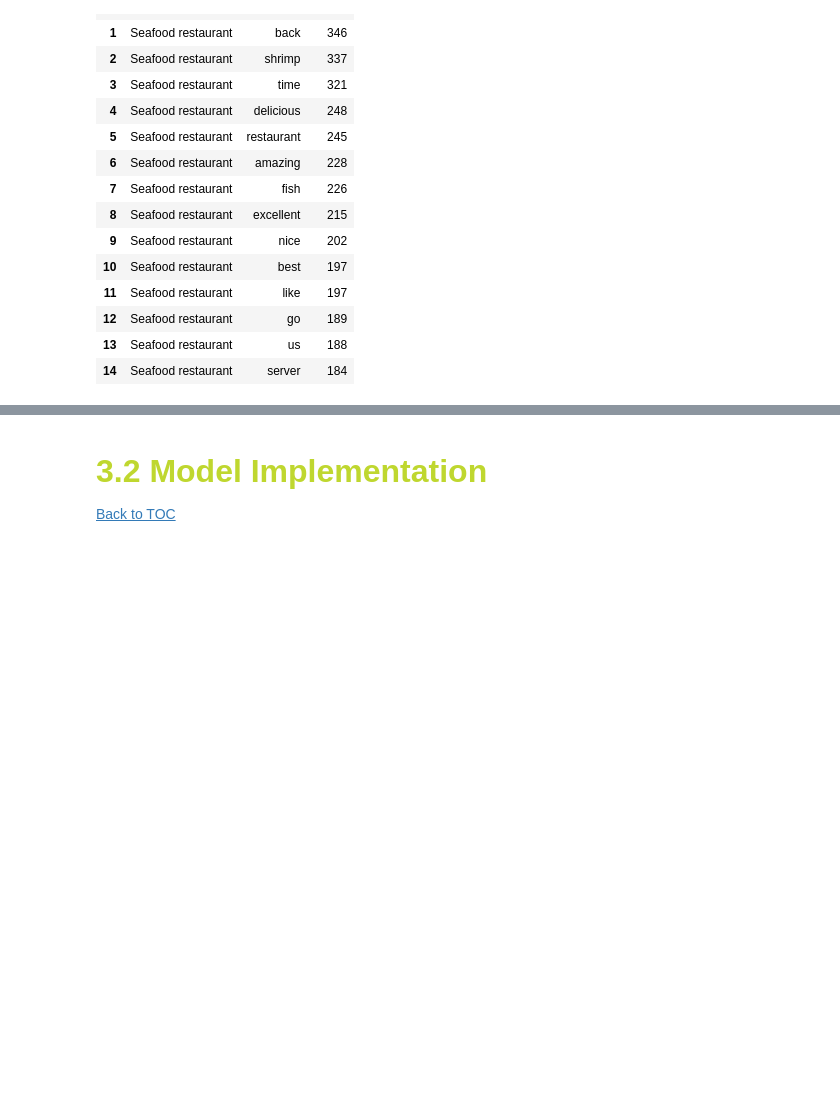
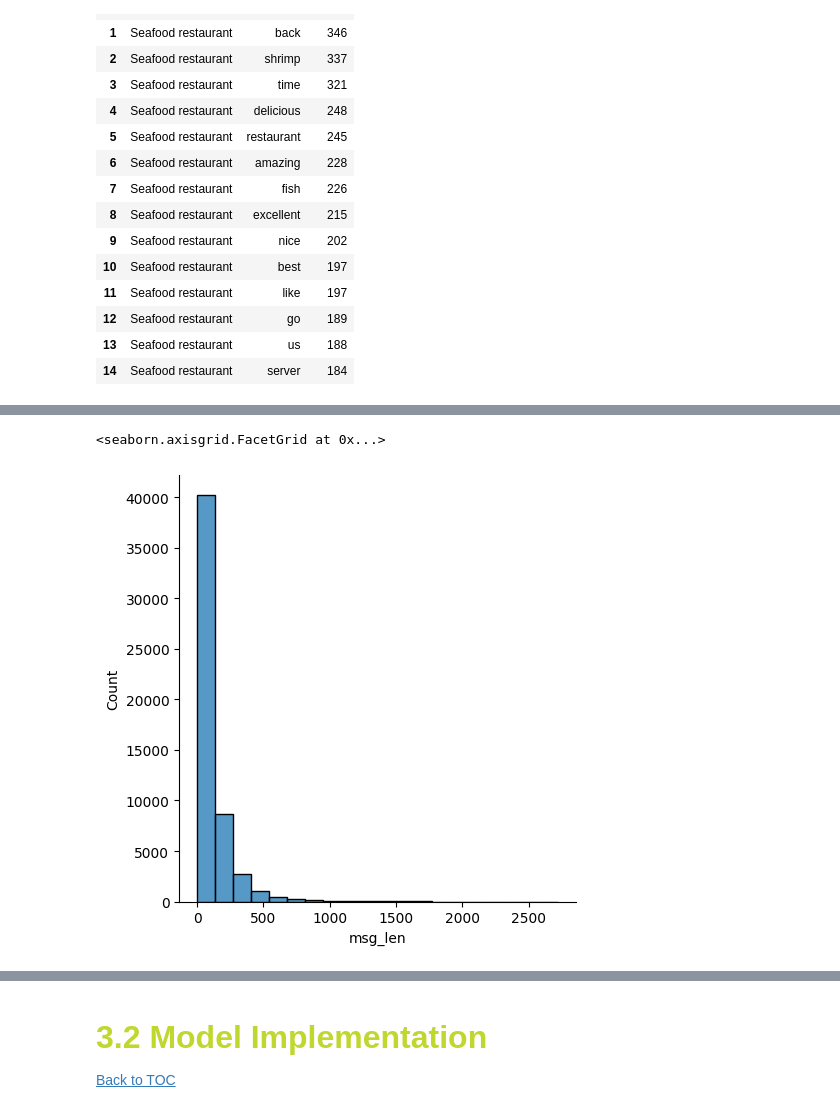
Before and after one commit to beatrizmarques2005/text_mining_in_reviews, a Jupyter notebook: notebooks/03_multilabel_classification.ipynb, the cells around one changed output, grey strips where cells are left out. Saved outputs shown, nothing was run; the diff lists cells and outputs as text; code cells hidden in the pictures; blank space fills up the shorter version.

```diff
--- a/notebooks/03_multilabel_classification.ipynb
+++ b/notebooks/03_multilabel_classification.ipynb
@@ -41,6 +44,13 @@ from sklearn.feature_extraction.text import CountVectorizer
 from collections import Counter
 from transformers import AutoTokenizer
 from sklearn.model_selection import train_test_split
+from nltk.tokenize import PunktSentenceTokenizer
+sent_tokenizer = PunktSentenceTokenizer()
+import matplotlib.pyplot as plt
+import plotly as px
+import seaborn as sns
+from sklearn.feature_extraction.text import TfidfVectorizer
+from sklearn.metrics.pairwise import cosine_similarity
 
 # Get the absolute path of the source_code folder
 source_code_path = os.path.abspath('../source')
@@ -105,9 +117,10 @@ dataset = dataset_original.copy()
 
 [Back to TOC](#toc)
 # %%
-dataset['cleaned_review_body'] = dataset['text'].apply(
-    lambda x: main_pipeline(
-        raw_text=x,
+dataset['cleaned_review_body'] =\
+    dataset['text'].map(
+    lambda content: main_pipeline(content,
+        print_output = False,
         no_stopwords=True,            # Keep stopwords
         stopwords_tokeep=[],
         extra_stopwords=["food", "great", "good", "service", "place"],
@@ -124,7 +137,7 @@ dataset['cleaned_review_body'] = dataset['text'].apply(
         no_newlines=True,
         no_urls=True,
         no_punctuation=True,
-        normalized_repeated_chars=True # "soooo good" → "soo good"
+        treat_repeated_chars=True # "soooo good" → "soo good"
     )
 )
 # %%
@@ -186,3 +199,10 @@ fig.update_layout(
 )
 
 fig.show()
+# %%
+## Create dummy columns to assess msg_len and nr_sents
+
+dataset["msg_len"] = dataset["cleaned_review_body"].map(lambda content : len(str(content)))
+dataset["sents"] = dataset["cleaned_review_body"].map(lambda content :\
+                                                                  sent_tokenizer.tokenize(str(content)))
+dataset["nr_sents"] = dataset["sents"].map(lambda content : len(content))
@@ -188,0 +222,5 @@ fig.show()
+# %%
+sns.displot(dataset["msg_len"], log_scale=False, bins=20)
+# %% [output]
+<seaborn.axisgrid.FacetGrid at 0x...>
+[figure, added]
```
Also changed, not shown: parts of 9 cells of this notebook.
